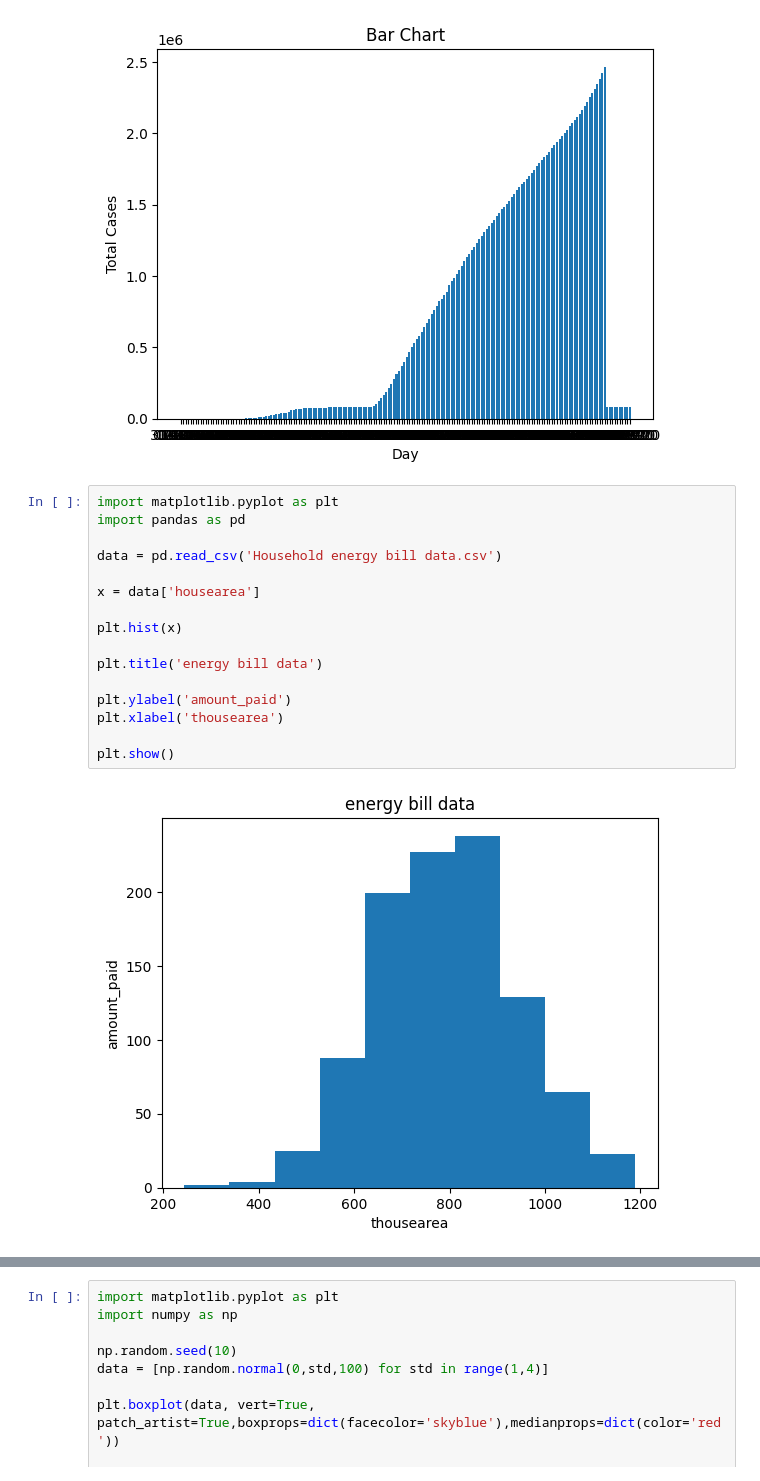
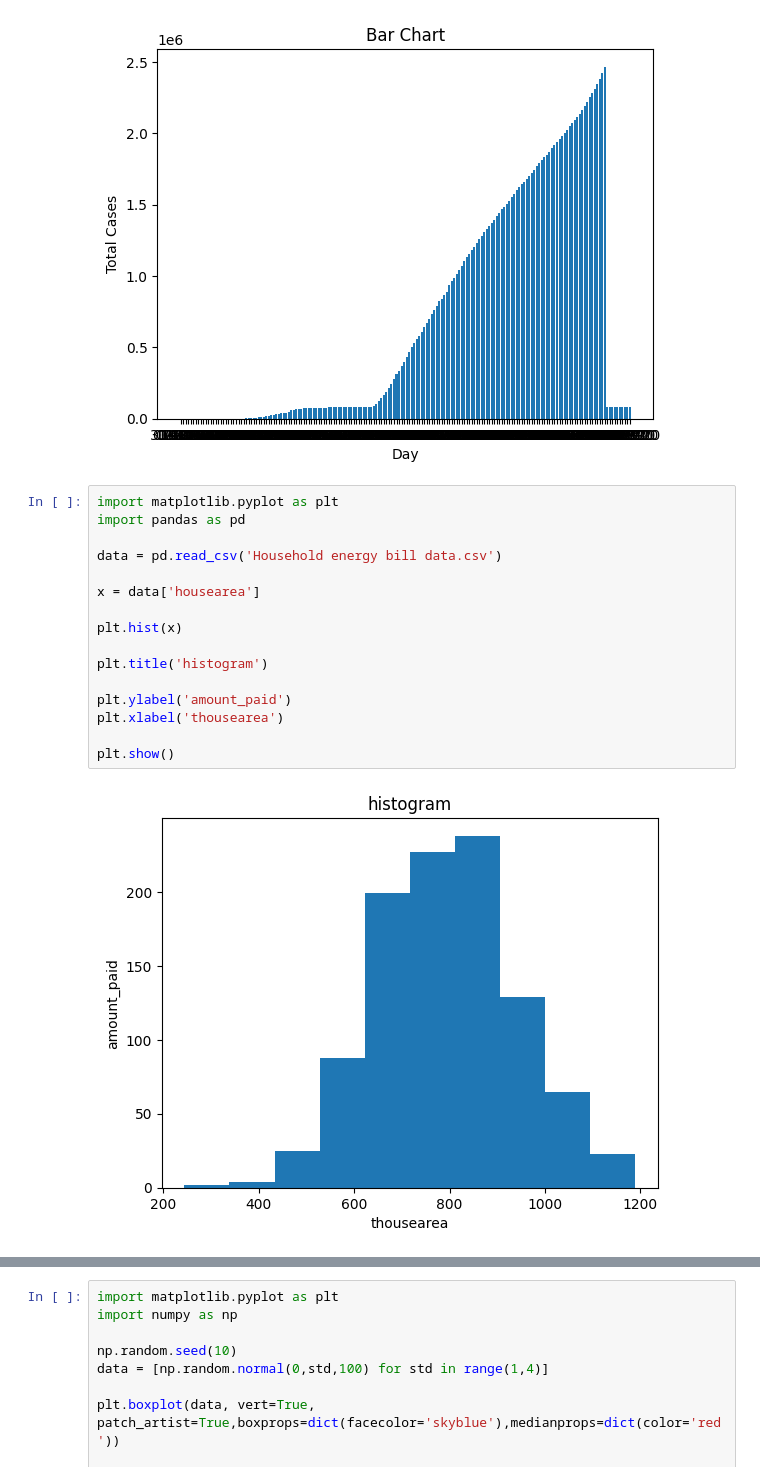
Before and after one commit to Hansaka2001/Data-Analysis-and-Visualization, a Jupyter notebook: Matplotlib/data_visualization/plots.ipynb, the cells around one changed output, grey strips where cells are left out. Saved outputs shown, nothing was run; the diff lists cells and outputs as text.

Commit message:
customizing histogram plot

```diff
--- a/Matplotlib/data_visualization/plots.ipynb
+++ b/Matplotlib/data_visualization/plots.ipynb
@@ -37,21 +37,21 @@ plt.show()
 # %%
 import matplotlib.pyplot as plt
 import pandas as pd
 
 data = pd.read_csv('Household energy bill data.csv')
 
 x = data['housearea']
 
 plt.hist(x)
 
-plt.title('energy bill data')
+plt.title('histogram')
 
 plt.ylabel('amount_paid')
 plt.xlabel('thousearea')
 
 plt.show()
 # %% [output]
-[figure, old version]
+[figure, new version]
 # %%
 import matplotlib.pyplot as plt
 import pandas as pd
```
Also changed, not shown: parts of 2 cells of this notebook, 1 other file.
